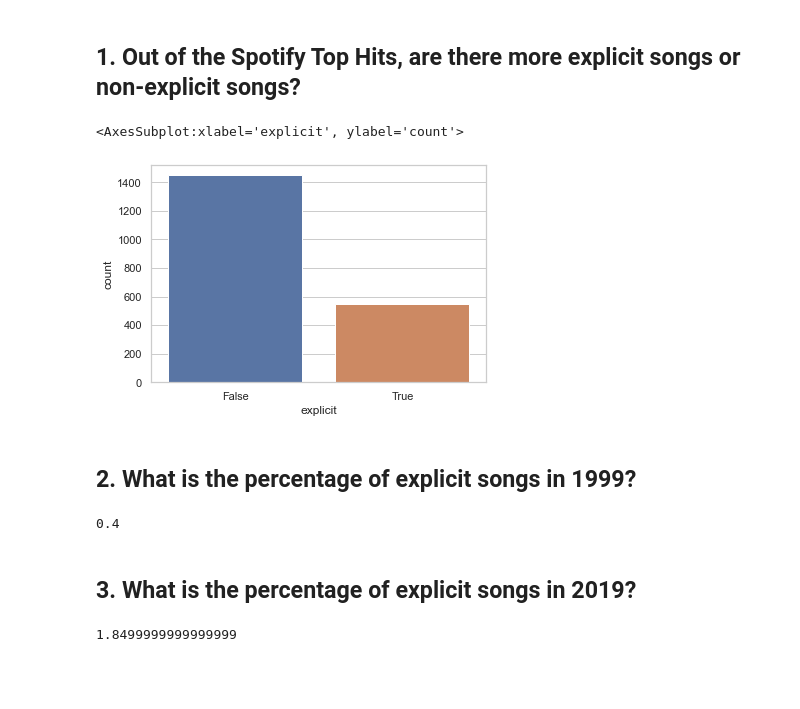
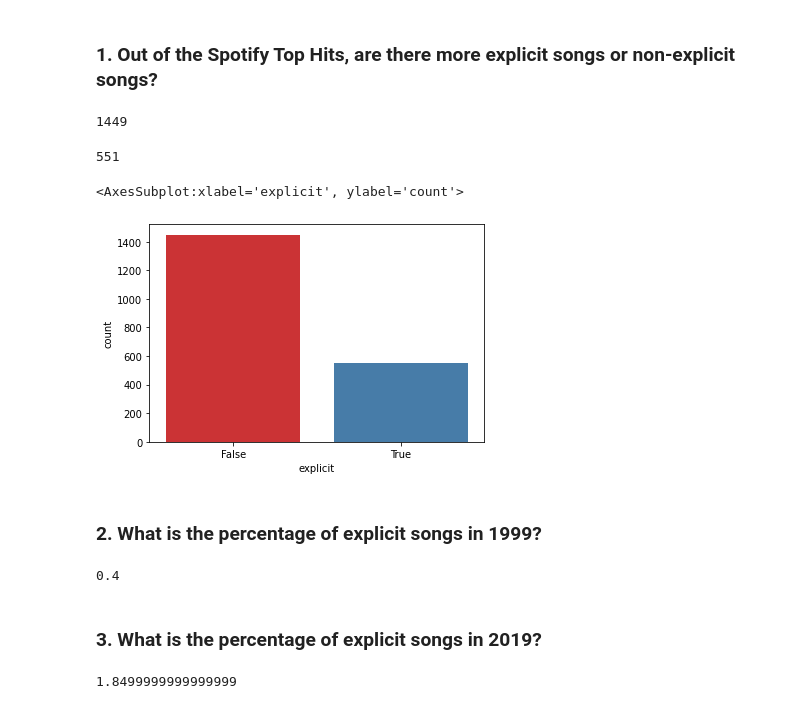
Before and after one commit to sulicace/HtH_Build_Summer_2022, a Jupyter notebook: Finding-an-Interesting-Dataset-SulamithCaceres/songs_data.ipynb, the cells around one changed output. Saved outputs shown, nothing was run; the diff lists cells and outputs as text; code cells hidden in the pictures; blank space fills up the shorter version.

```diff
--- a/Finding-an-Interesting-Dataset-SulamithCaceres/songs_data.ipynb
+++ b/Finding-an-Interesting-Dataset-SulamithCaceres/songs_data.ipynb
@@ -1,12 +12,7 @@
 # %%
-import pandas as pd
-import seaborn as sns
-import matplotlib.pyplot as plt
+pd.options.display.max_columns = None
+pd.options.display.max_rows = None
 
-pandas.options.display.max_columns = None
-pandas.options.display.max_rows = None
-
-song_data = pandas.read_csv("songs_normalize.csv")
-
-song_data
+song_data = pd.read_csv("songs_normalize.csv")
+song_data.head(25)
 # %% [output]
@@ -30,13 +36,23 @@ song_data
 # %% [markdown]
-## 1. Out of the Spotify Top Hits, are there more explicit songs or non-explicit songs?
+### 1. Out of the Spotify Top Hits, are there more explicit songs or non-explicit songs?
+# %%
+not_explicit = song_data[song_data['explicit'] == False]
+len(not_explicit)
+# %% [output]
+1449
+# %%
+explicit = song_data[song_data["explicit"]== True]
+len(explicit)
+# %% [output]
+551
 # %%
-# trying to figure out a way to make two columns (explicit and not explicit)
-sns.countplot(x="explicit", data=song_data)
+# make two columns (explicit and not explicit)
+sns.countplot(x="explicit", data=song_data, palette="Set1")
 # %% [output]
 <AxesSubplot:xlabel='explicit', ylabel='count'>
-[figure, old version]
+[figure, new version]
 # %% [markdown]
-## 2. What is the percentage of explicit songs in 1999?
+### 2. What is the percentage of explicit songs in 1999?
 # %%
 year_ninetynine = song_data['year'] == 1999 # total songs from 1999
 explicit_songs = song_data['explicit'] == True # explicit songs
@@ -47,7 +62,7 @@ len(ninetynine_songs)/len(year_ninetynine)*100 # percentage of explicit songs in
 # %% [output]
 0.4
 # %% [markdown]
-## 3. What is the percentage of explicit songs in 2019?
+### 3. What is the percentage of explicit songs in 2019?
 # %%
 year_nineteen = song_data['year'] == 2019 # total songs from 1999
 explicit_songs = song_data['explicit'] == True # non-explicit songs
```
Also changed, not shown: parts of 29 cells of this notebook, 1 other file.
